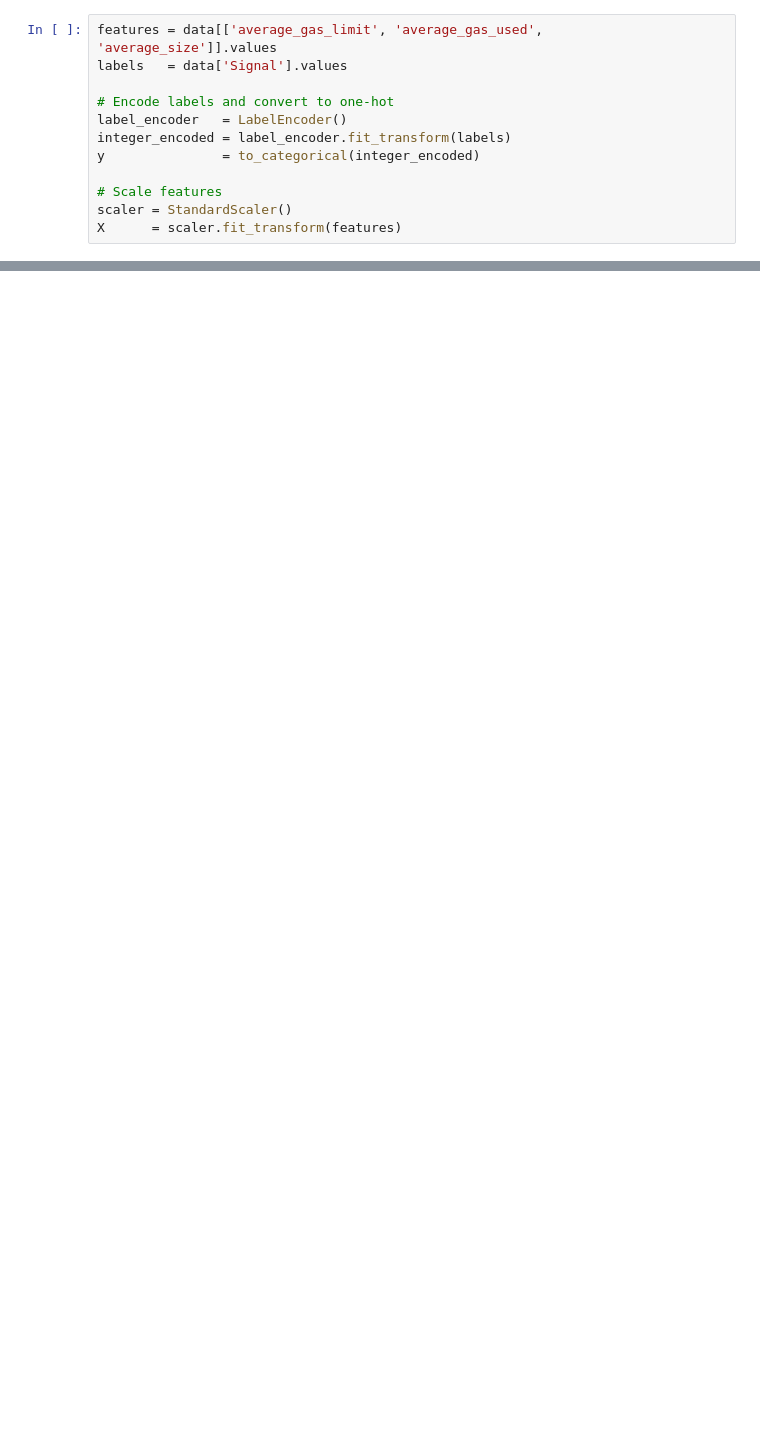
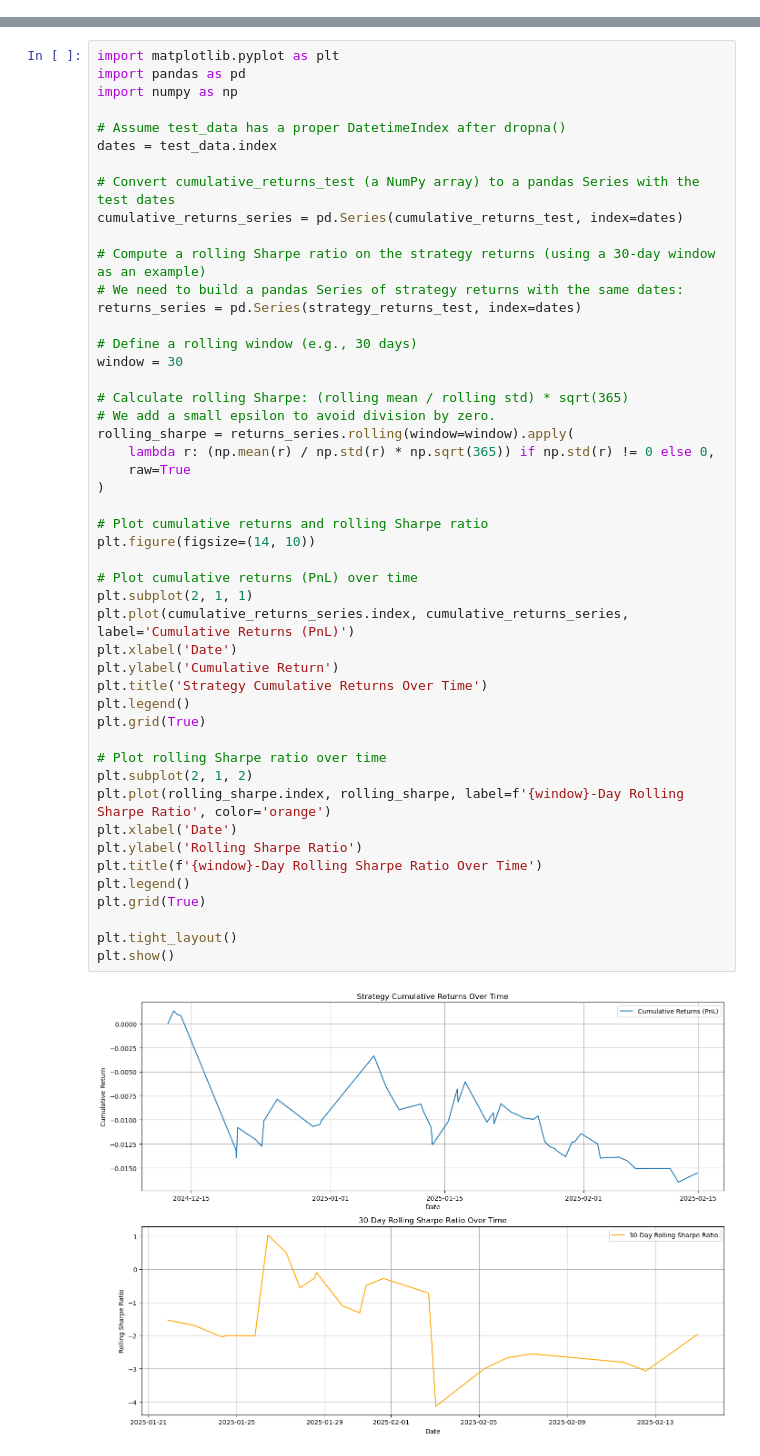
Before and after one commit to Kunj121/QTSFinalProject, a Jupyter notebook: Do_Not_Push_This/MLP_Practice.ipynb, the cells around one changed output, grey strips where cells are left out. Saved outputs shown, nothing was run; the diff lists cells and outputs as text; blank space fills up the shorter version.

```diff
--- a/Do_Not_Push_This/MLP_Practice.ipynb
+++ b/Do_Not_Push_This/MLP_Practice.ipynb
@@ -41,12 +99,0 @@ data = data.dropna()
-# %%
-features = data[['average_gas_limit', 'average_gas_used', 'average_size']].values
-labels   = data['Signal'].values
-
-# Encode labels and convert to one-hot
-label_encoder   = LabelEncoder()
-integer_encoded = label_encoder.fit_transform(labels)
-y               = to_categorical(integer_encoded)
-
-# Scale features
-scaler = StandardScaler()
-X      = scaler.fit_transform(features)
@@ -771,0 +156,50 @@ Annualized Sharpe Ratio: -0.1699
+# %%
+import matplotlib.pyplot as plt
+import pandas as pd
+import numpy as np
+
+# Assume test_data has a proper DatetimeIndex after dropna()
+dates = test_data.index
+
+# Convert cumulative_returns_test (a NumPy array) to a pandas Series with the test dates
+cumulative_returns_series = pd.Series(cumulative_returns_test, index=dates)
+
+# Compute a rolling Sharpe ratio on the strategy returns (using a 30-day window as an example)
+# We need to build a pandas Series of strategy returns with the same dates:
+returns_series = pd.Series(strategy_returns_test, index=dates)
+
+# Define a rolling window (e.g., 30 days)
+window = 30
+
+# Calculate rolling Sharpe: (rolling mean / rolling std) * sqrt(365)
+# We add a small epsilon to avoid division by zero.
+rolling_sharpe = returns_series.rolling(window=window).apply(
+    lambda r: (np.mean(r) / np.std(r) * np.sqrt(365)) if np.std(r) != 0 else 0,
+    raw=True
+)
+
+# Plot cumulative returns and rolling Sharpe ratio
+plt.figure(figsize=(14, 10))
+
+# Plot cumulative returns (PnL) over time
+plt.subplot(2, 1, 1)
+plt.plot(cumulative_returns_series.index, cumulative_returns_series, label='Cumulative Returns (PnL)')
+plt.xlabel('Date')
+plt.ylabel('Cumulative Return')
+plt.title('Strategy Cumulative Returns Over Time')
+plt.legend()
+plt.grid(True)
+
+# Plot rolling Sharpe ratio over time
+plt.subplot(2, 1, 2)
+plt.plot(rolling_sharpe.index, rolling_sharpe, label=f'{window}-Day Rolling Sharpe Ratio', color='orange')
+plt.xlabel('Date')
+plt.ylabel('Rolling Sharpe Ratio')
+plt.title(f'{window}-Day Rolling Sharpe Ratio Over Time')
+plt.legend()
+plt.grid(True)
+
+plt.tight_layout()
+plt.show()
+# %% [output]
+[figure, added]
```
Also changed, not shown: parts of 15 cells of this notebook.
